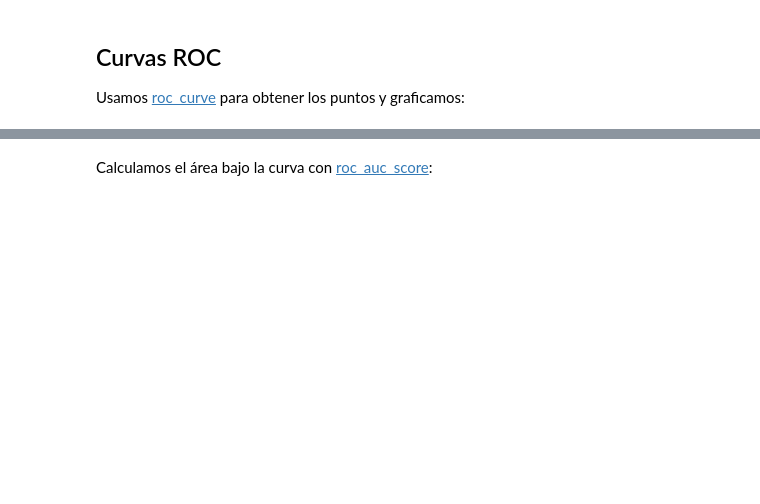
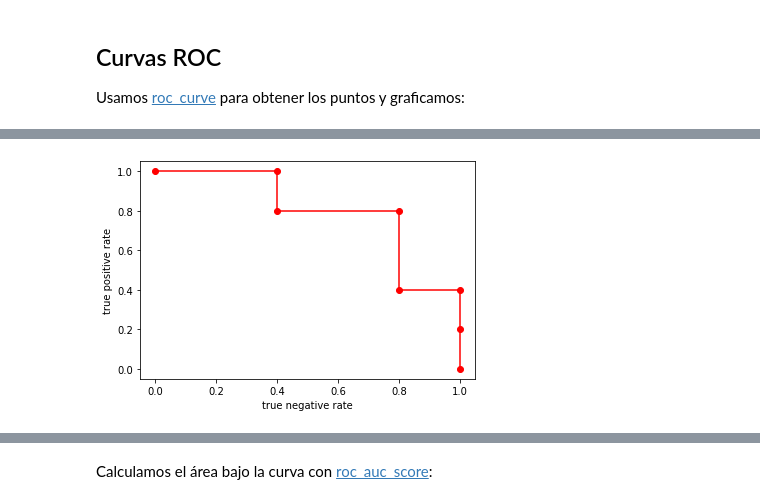
Before and after one commit to DiploDatos/IntroduccionAprendizajeAutomatico, a Jupyter notebook: 07 Metricas.ipynb, the cells around one changed output, grey strips where cells are left out. Drawn from its saved outputs; the diff is of its cells as text; code cells hidden in the pictures; blank space fills up the shorter version.

```diff
--- a/07 Metricas.ipynb
+++ b/07 Metricas.ipynb
@@ -98,8 +157,11 @@ fpr, tpr, threshold
 # %%
-plt.plot(fpr, tpr, color="red")
-plt.scatter(fpr, tpr, color="red")
-plt.xlabel("false positive rate")
+plt.plot(1.0 - fpr, tpr, color="red")
+plt.scatter(1.0 - fpr, tpr, color="red")
+#plt.xlabel("false positive rate")
+plt.xlabel("true negative rate")
 plt.ylabel("true positive rate")
 plt.show()
+# %% [output]
+[figure, added]
 # %%
 tpr[4], fpr[4], threshold[4]
```
Also changed, not shown: parts of 20 cells of this notebook.
